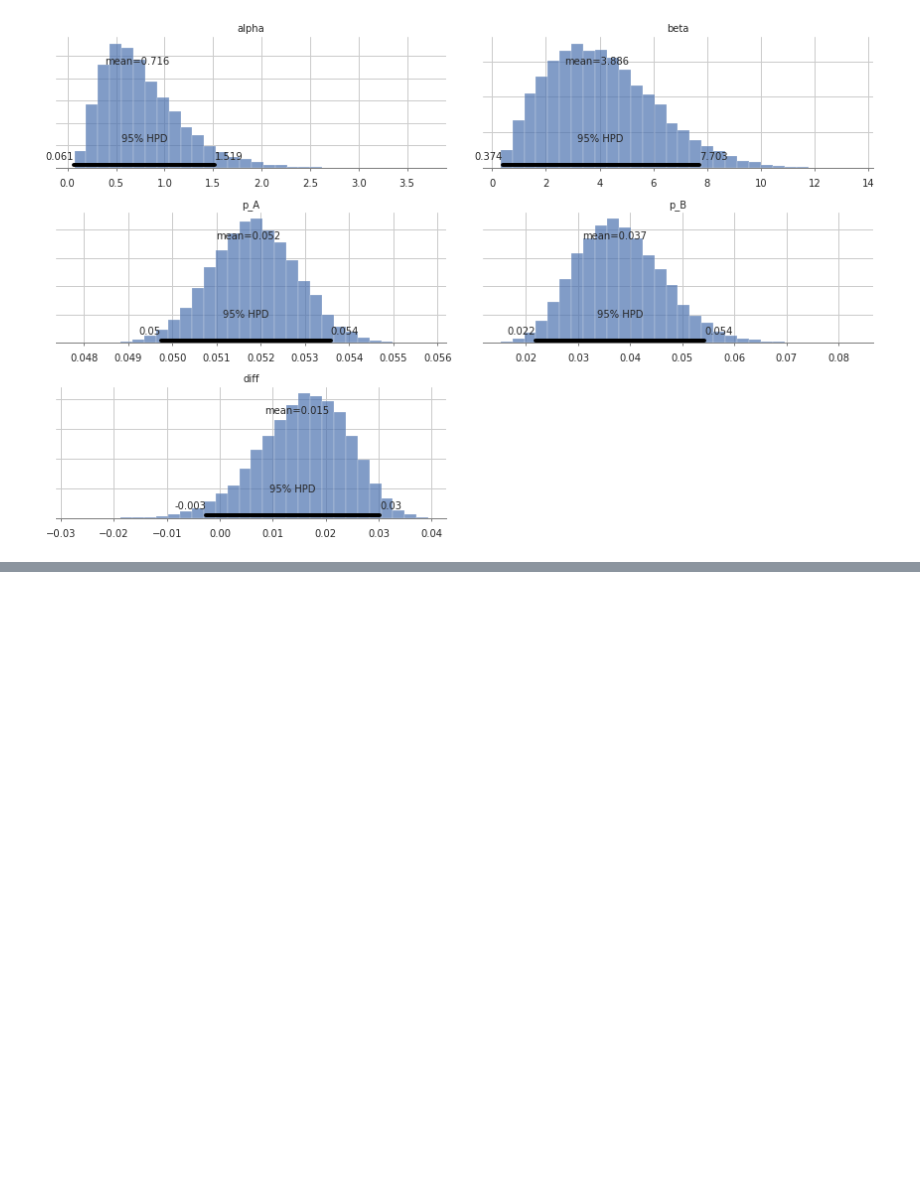
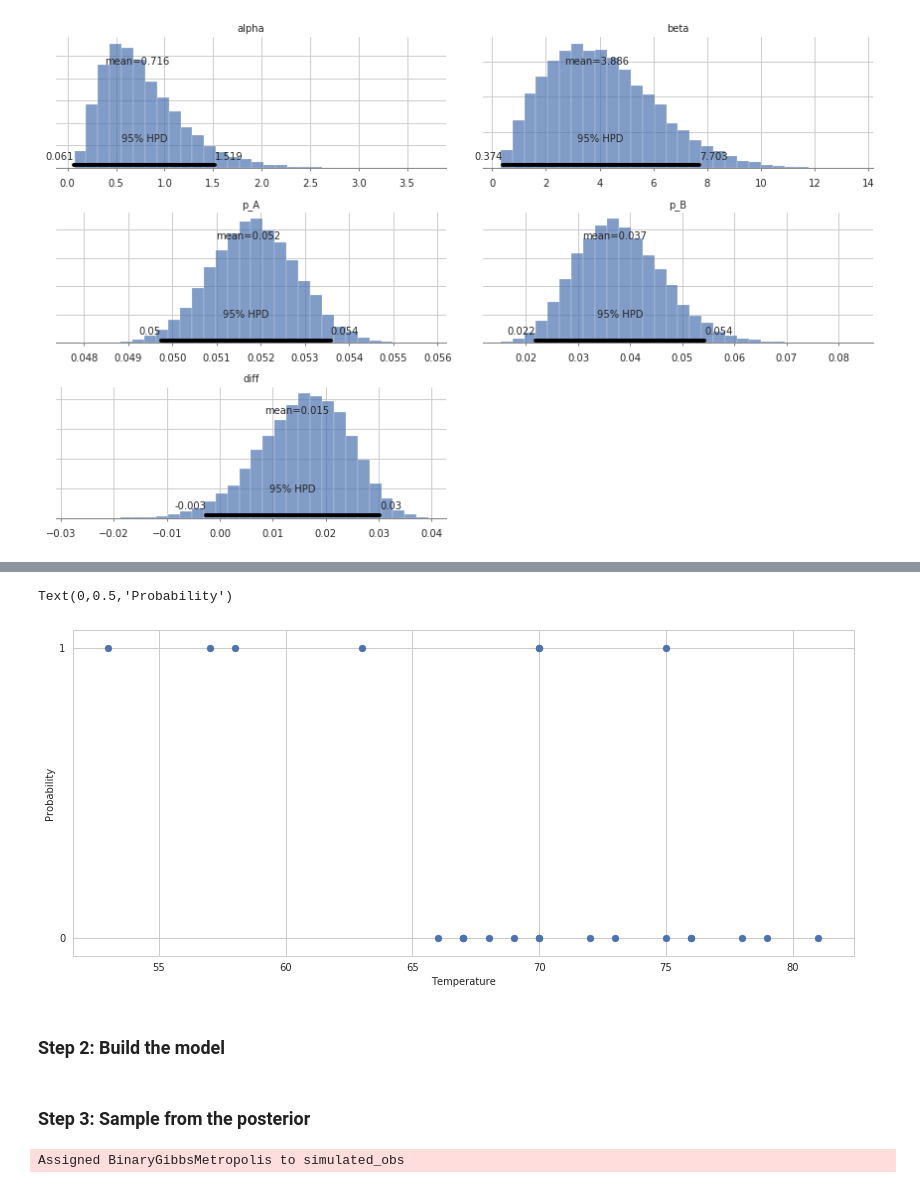
Before and after one commit to Emaasit/learning-pymc3, a Jupyter notebook: bm4h/ch02_more_pymc.ipynb, the cells around one changed output, grey strips where cells are left out. Cells and saved outputs as stored; diff of their text form; code cells hidden in the pictures; blank space fills up the shorter version.

Commit message:
started MCMC chapter in BM4H

```diff
--- a/bm4h/ch02_more_pymc.ipynb
+++ b/bm4h/ch02_more_pymc.ipynb
@@ -202,0 +223,5 @@ array([<matplotlib.axes._subplots.AxesSubplot object at 0x...>,
+# %%
+path = "https://raw.githubusercontent.com/CamDavidsonPilon/Probabilistic-Programming-and-Bayesian-Methods-for-Hackers/master/Chapter2_MorePyMC/data/challenger_data.csv"
+data = pd.read_csv(path).dropna()
+data = data[~data["Damage Incident"].str.contains("Challe")]
+data.head()
@@ -202,0 +235,8 @@ array([<matplotlib.axes._subplots.AxesSubplot object at 0x...>,
+# %%
+fig, ax = plt.subplots()
+ax.scatter(x = "Temperature", y = "Damage Incident", data = data)
+ax.set_xlabel("Temperature")
+ax.set_ylabel("Probability")
+# %% [output]
+Text(0,0.5,'Probability')
+[figure, added]
@@ -202,0 +246,2 @@ array([<matplotlib.axes._subplots.AxesSubplot object at 0x...>,
+# %% [markdown]
+### Step 2: Build the model
@@ -202,0 +261,8 @@ array([<matplotlib.axes._subplots.AxesSubplot object at 0x...>,
+# %% [markdown]
+### Step 3: Sample from the posterior
+# %%
+with model:
+    step = pm.NUTS(target_accept = 0.9)
+    posterior = pm.sample(draws = 5000, njobs = 4, tune = 1000, step = step)
+# %% [output]
+Assigned BinaryGibbsMetropolis to simulated_obs
```
Also changed, not shown: parts of 21 cells of this notebook, 2 other files.
